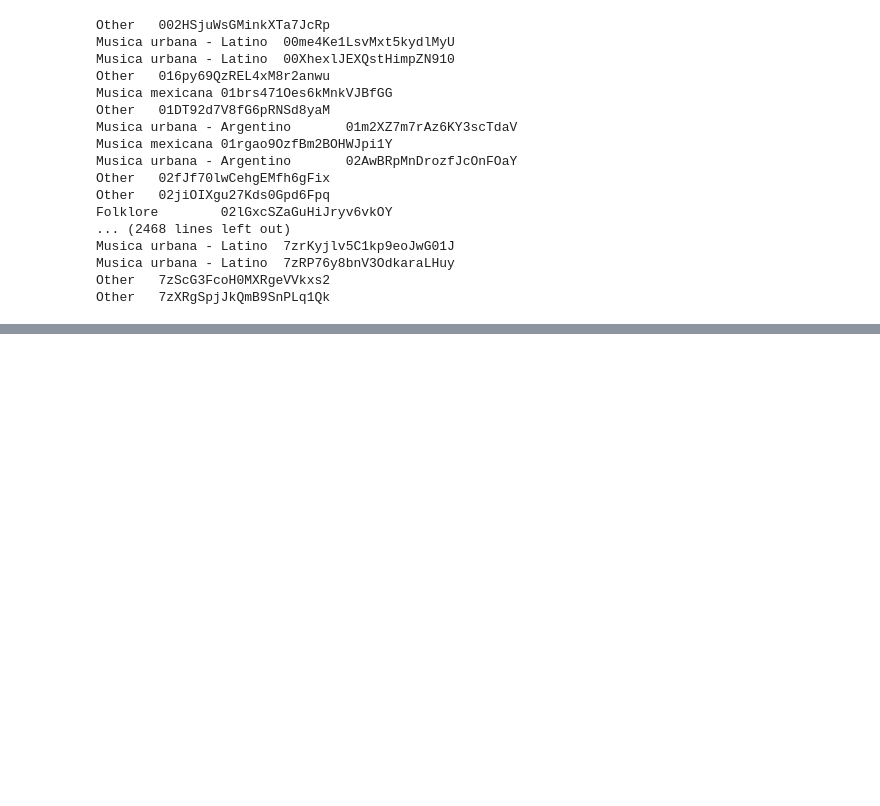
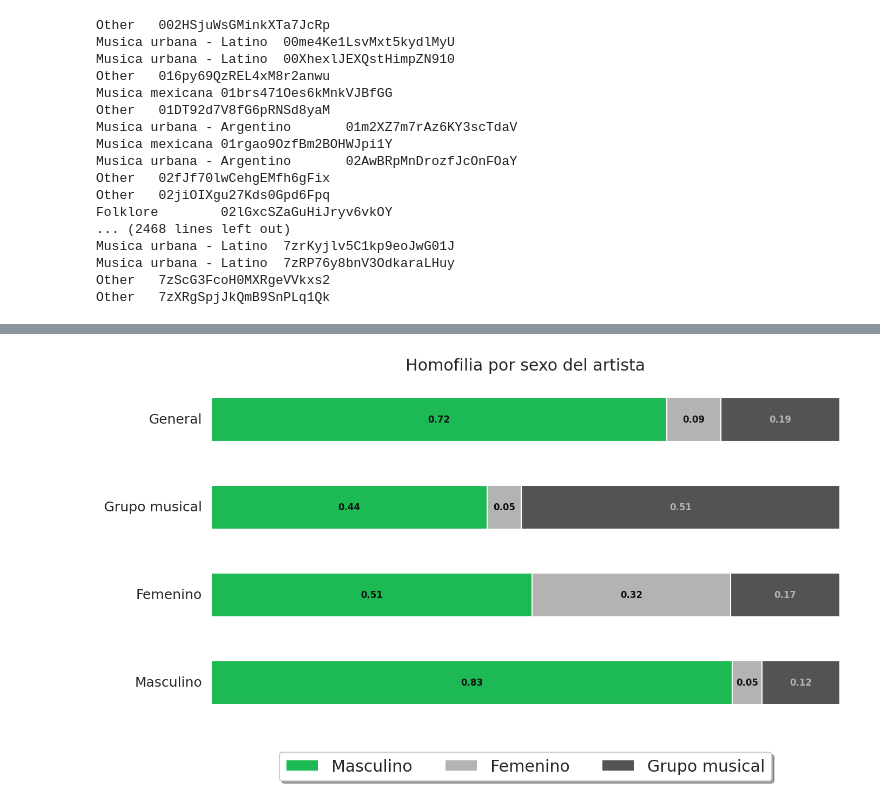
Before and after one commit to MauricioBuzzone/TDA2-RedesSociales, a Jupyter notebook: Spotify/Homophily.ipynb, the cells around one changed output, grey strips where cells are left out. Drawn from its saved outputs; the diff is of its cells as text; code cells hidden in the pictures; blank space fills up the shorter version.

Commit message:
homofilia

```diff
--- a/Spotify/Homophily.ipynb
+++ b/Spotify/Homophily.ipynb
@@ -103,0 +151,4 @@ Other   7zXRgSpjJkQmB9SnPLq1Qk
+# %%
+tipos = ["Masculino", "Femenino", "Grupo musical"]
+mapa = {tipo_i:{tipo_j:0 for tipo_j in tipos} for tipo_i in tipos+["General"]}
+homofilia(network, "sex", mapa)
@@ -103,0 +168,39 @@ Other   7zXRgSpjJkQmB9SnPLq1Qk
+# %%
+colors = [green_spotify, white_spotify, grey_spotify]
+font_colors = [black_spotify, black_spotify, white_spotify]
+def plot_homofilia(mapa, colors=colors, font_colors=font_colors, title="sexo"):
+    fig, ax = plt.subplots(nrows=1, ncols=1, dpi=150, figsize=(7.5, 4.8))
+    df = pd.DataFrame(mapa).T
+
+    df.plot(kind='barh', stacked=True, figsize=(10, 6), ax=ax, color=colors)
+    ax.grid(False)
+    ax.spines['top'].set_visible(False)
+    ax.spines['right'].set_visible(False)
+    ax.spines['bottom'].set_visible(False)
+    ax.spines['left'].set_visible(False)
+    ax.set_title(f'Homofilia por {title} del artista')
+    box = ax.get_position()
+    ax.set_position([box.x0, box.y0 + box.height * 0.1,
+                 box.width, box.height * 0.9])
+    ax.legend(loc='upper center', bbox_to_anchor=(0.5, -0.05),
+              fancybox=True, shadow=True, ncol=5)
+
+    i = 0
+    for c in ax.containers:
+        label = c.get_label()
+        labels = []
+        for x in df[label]:
+            if x >= 0.03:
+                labels.append(str(round(x, 2)))
+            else:
+                labels.append("")
+        # add the annotation
+        ax.bar_label(c, labels=labels, label_type='center', fontweight='bold', color=font_colors[i], fontsize=8)
+        i+=1
+    ax.set_xticks([])
+
+    plt.show()
+# %%
+plot_homofilia(mapa)
+# %% [output]
+[figure, added]
```
Also changed, not shown: parts of 19 cells of this notebook, 16 other files.
